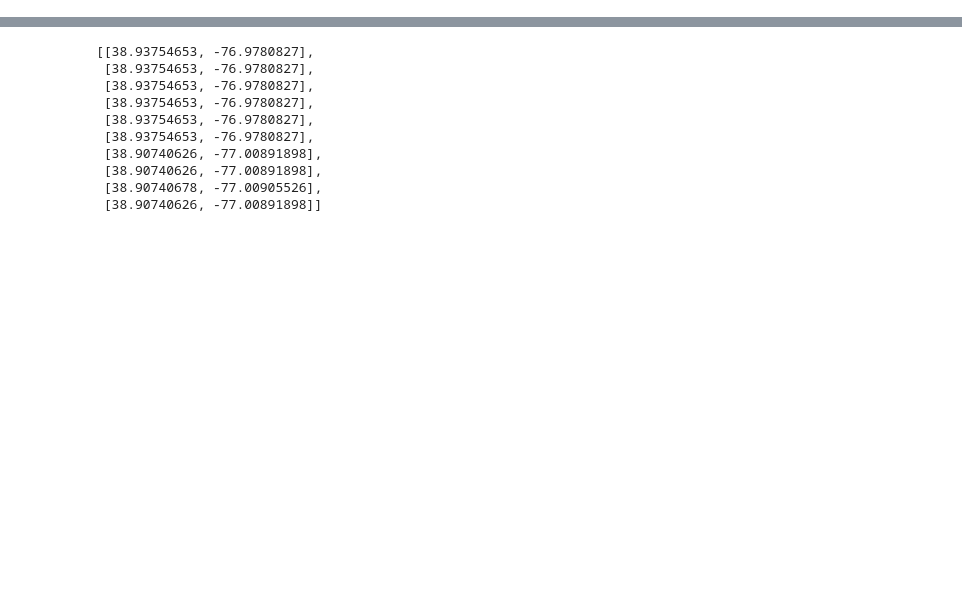
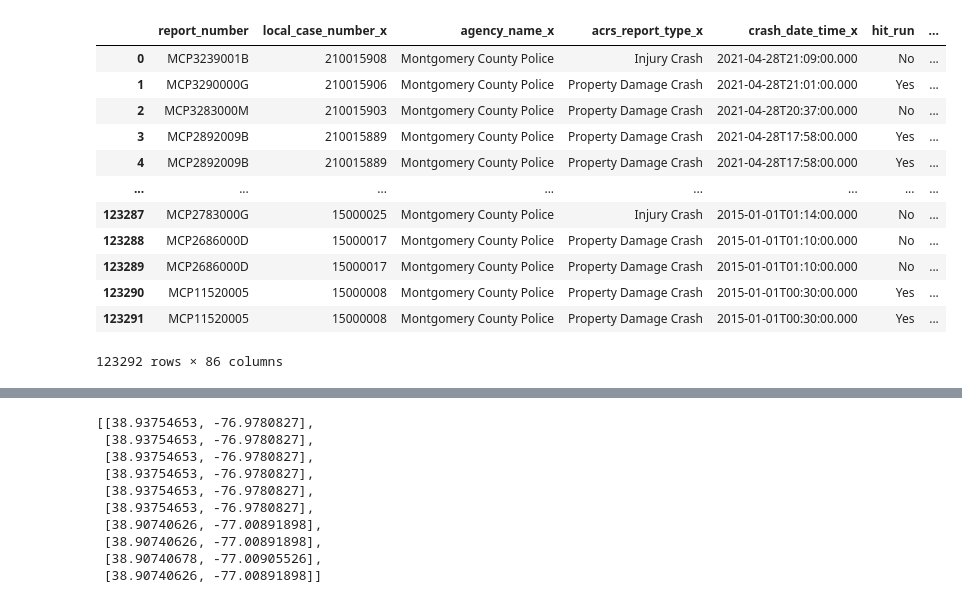
Before and after one commit to terrydiko/INST447Project, a Jupyter notebook: join.ipynb, the cells around one changed output, grey strips where cells are left out. Drawn from its saved outputs; the diff is of its cells as text; code cells hidden in the pictures; blank space fills up the shorter version.

Commit message:
compressed data

```diff
--- a/join.ipynb
+++ b/join.ipynb
@@ -71,0 +41,22 @@ merge_crash.head(10)
+# %%
+merge_data = incidents.merge(drivers, on='report_number', how='inner')
+merge_data[merge_data.vehicle_make == ""]
+merge_data.query("vehicle_name != 'UNKNOWN'")
+
+# Project Focus/Goal
+# What factors have the biggest influence in car accidents?
+# Factors: Year of Vehicle, Time of Accident, Weather, Number of Lanes, Speed Limit
+# %% [output]
+|  | report_number | local_case_number_x | agency_name_x | acrs_report_type_x | crash_date_time_x | hit_run | ... |
+| 0 | MCP3239001B | 210015908 | Montgomery County Police | Injury Crash | 2021-04-28T21:09:00.000 | No | ... |
+| 1 | MCP3290000G | 210015906 | Montgomery County Police | Property Damage Crash | 2021-04-28T21:01:00.000 | Yes | ... |
+| 2 | MCP3283000M | 210015903 | Montgomery County Police | Property Damage Crash | 2021-04-28T20:37:00.000 | No | ... |
+| 3 | MCP2892009B | 210015889 | Montgomery County Police | Property Damage Crash | 2021-04-28T17:58:00.000 | Yes | ... |
+| 4 | MCP2892009B | 210015889 | Montgomery County Police | Property Damage Crash | 2021-04-28T17:58:00.000 | Yes | ... |
+| ... | ... | ... | ... | ... | ... | ... | ... |
+| 123287 | MCP2783000G | 15000025 | Montgomery County Police | Injury Crash | 2015-01-01T01:14:00.000 | No | ... |
+| 123288 | MCP2686000D | 15000017 | Montgomery County Police | Property Damage Crash | 2015-01-01T01:10:00.000 | No | ... |
+| 123289 | MCP2686000D | 15000017 | Montgomery County Police | Property Damage Crash | 2015-01-01T01:10:00.000 | No | ... |
+| 123290 | MCP11520005 | 15000008 | Montgomery County Police | Property Damage Crash | 2015-01-01T00:30:00.000 | Yes | ... |
+| 123291 | MCP11520005 | 15000008 | Montgomery County Police | Property Damage Crash | 2015-01-01T00:30:00.000 | Yes | ... |
+123292 rows × 86 columns
```
Also changed, not shown: parts of 5 cells of this notebook, 2 other files.
